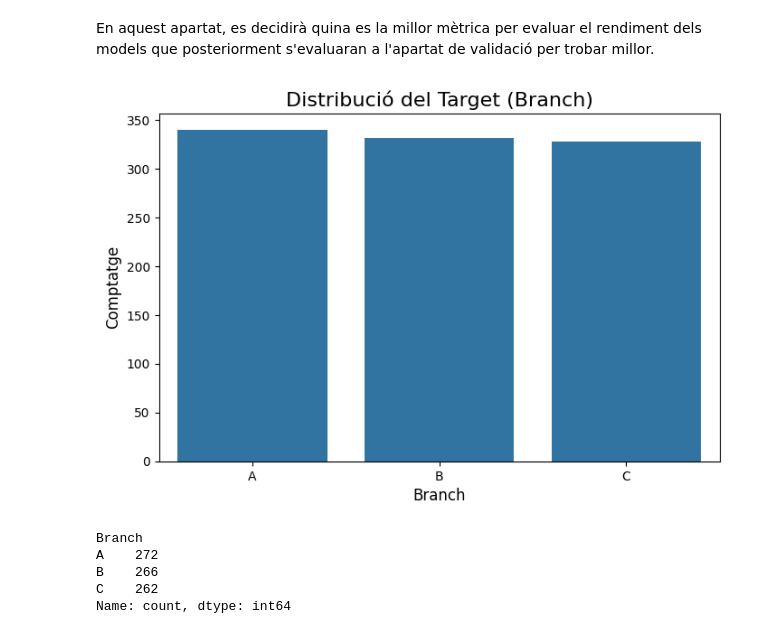
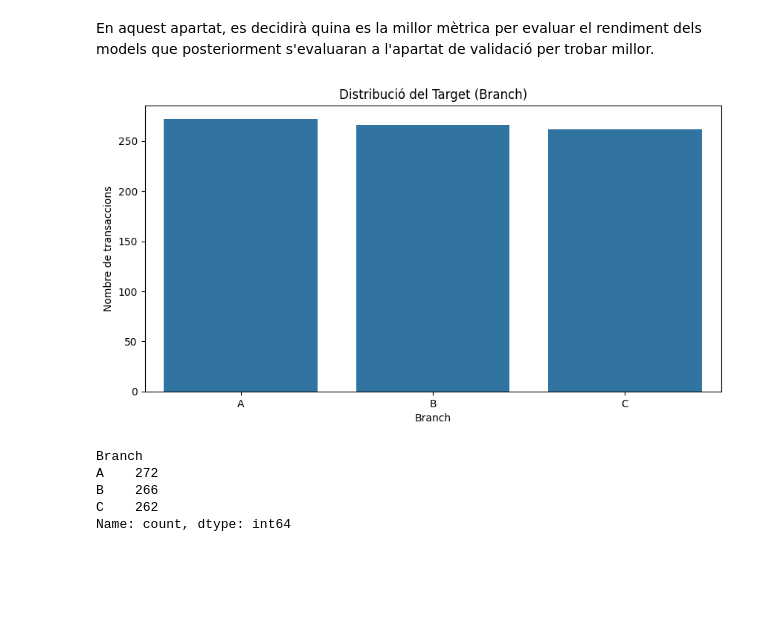
Before and after one commit to gabozan/Predictive-Modeling-on-Supermarket-Sales, a Jupyter notebook: supermarket_sales.ipynb, the cells around one changed output. Cells and saved outputs as stored; diff of their text form; code cells hidden in the pictures; blank space fills up the shorter version.

```diff
--- a/supermarket_sales.ipynb
+++ b/supermarket_sales.ipynb
@@ -203,3 +203,7 @@ En conseqüència, aquestes variables, en ser tan relacionades entre si poden ap
+# %%
+dataset = dataset.drop("Tax 5%", axis=1)
+dataset = dataset.drop("cogs", axis=1)
+dataset = dataset.drop("gross income", axis=1)
 # %% [markdown]
 Per concloure l'anàlisi numèric compararem la correlació que tenen aquests atributs amb la variable objectiu (target) **Branch**. En aquest cas, com el target no és numèric, es farà un encoding simple per poder fer l'anàlisi de correlació.
 # %%
@@ -219,3 +225,5 @@ En aquesta secció, s'analitza la distribució de les variables categòriques pr
+# %%
+dataset = dataset.drop("Invoice ID", axis=1)
 # %%
 atributsCategorics = ['Branch', 'City', 'Customer type', 'Gender', 'Product line', 'Payment']
 fig, axes = plt.subplots(2, 3, figsize=(15, 10))
@@ -307,10 +317,6 @@ dataset = dataset.drop("Date", axis=1)
 # %%
-# Convertir Time a format datetime i extreure les hores
-dataset["Hour"] = pd.to_datetime(dataset["Time"]).dt.hour
-
-# Gràfic de vendes per hora
 plt.figure(figsize=(10, 5))
-sns.countplot(data=dataset, x="Hour", hue="Branch")
+sns.countplot(data=dataset, x=pd.to_datetime(dataset["Time"]).dt.hour, hue="Branch")
 plt.title("Distribució de transaccions per hora segons Branch")
 plt.xlabel("Hora del dia")
 plt.ylabel("Nombre de transaccions")
@@ -321 +333,3 @@ plt.show()
+# %%
+dataset = dataset.drop("Time", axis=1)
 # %% [markdown]
@@ -345,20 +361,14 @@ X_train, X_test, y_train, y_test = train_test_split(X, y, test_size=0.2, random_
 # %% [markdown]
 En aquest apartat, es decidirà quina es la millor mètrica per evaluar el rendiment dels models que posteriorment s'evaluaran a l'apartat de validació per trobar millor.
 # %%
-plt.figure(figsize=(8, 5))
-sns.countplot(data=dataset, x="Branch", order=dataset["Branch"].value_counts().index)
-
-# Afegir títol i etiquetes
-plt.title("Distribució del Target (Branch)", fontsize=16)
-plt.xlabel("Branch", fontsize=12)
-plt.ylabel("Comptatge", fontsize=12)
-plt.xticks(fontsize=10)
-plt.yticks(fontsize=10)
-
-# Mostrar el gràfic
+plt.figure(figsize=(10, 5))
+sns.countplot(data=pd.DataFrame(y_train), x="Branch", order=y_train.value_counts().index)
+plt.title("Distribució del Target (Branch)")
+plt.xlabel("Branch")
+plt.ylabel("Nombre de transaccions")
 plt.show()
 # %% [output]
-[figure, old version]
+[figure, new version]
 # %%
 y_train.value_counts()
 # %% [output]
```
Also changed, not shown: parts of 10 cells of this notebook.
